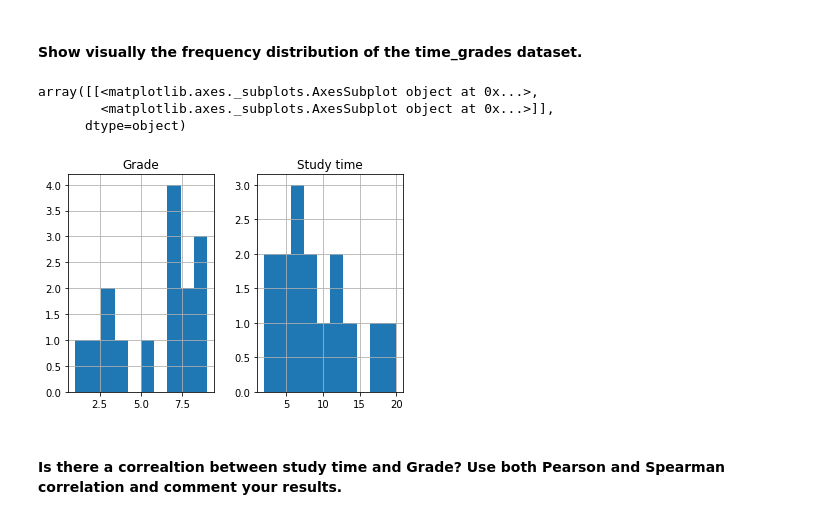
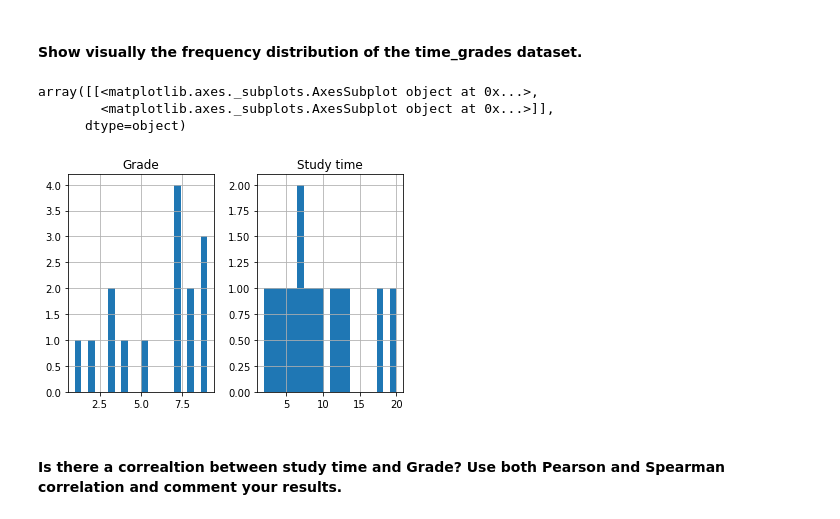
Before and after one commit to ksaslow/data-pt-ber-08-20, a Jupyter notebook: Labs/module-2_labs/01_statistics/08_lab-pivot-table-and-correlation/your_code/main-Kate.ipynb, the cells around one changed output. Saved outputs shown, nothing was run; the diff lists cells and outputs as text; code cells hidden in the pictures.

```diff
--- a/Labs/module-2_labs/01_statistics/08_lab-pivot-table-and-correlation/your_code/main-Kate.ipynb
+++ b/Labs/module-2_labs/01_statistics/08_lab-pivot-table-and-correlation/your_code/main-Kate.ipynb
@@ -357,12 +437,12 @@ time_grades.head()
 #### Show visually the frequency distribution of the time_grades dataset.
 # %%
 # your answer here
-time_grades.hist()
+time_grades.hist(bins=20)
 # %% [output]
 array([[<matplotlib.axes._subplots.AxesSubplot object at 0x...>,
         <matplotlib.axes._subplots.AxesSubplot object at 0x...>]],
       dtype=object)
-[figure, old version]
+[figure, new version]
 # %% [markdown]
 #### Is there a correaltion between study time and Grade? Use both Pearson and Spearman correlation and comment your results.
 # %%
```
Also changed, not shown: parts of 13 cells of this notebook, 3 other files.
